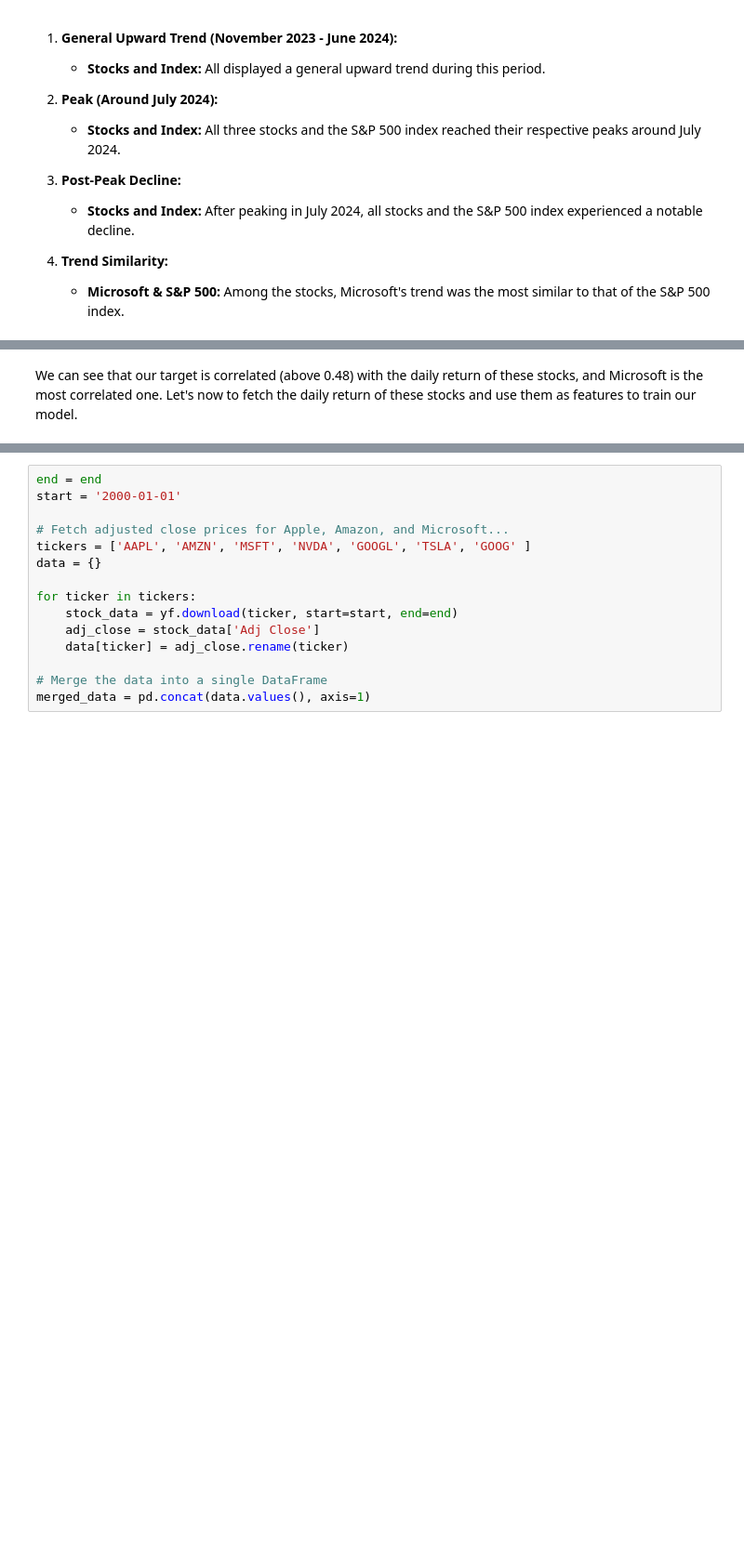
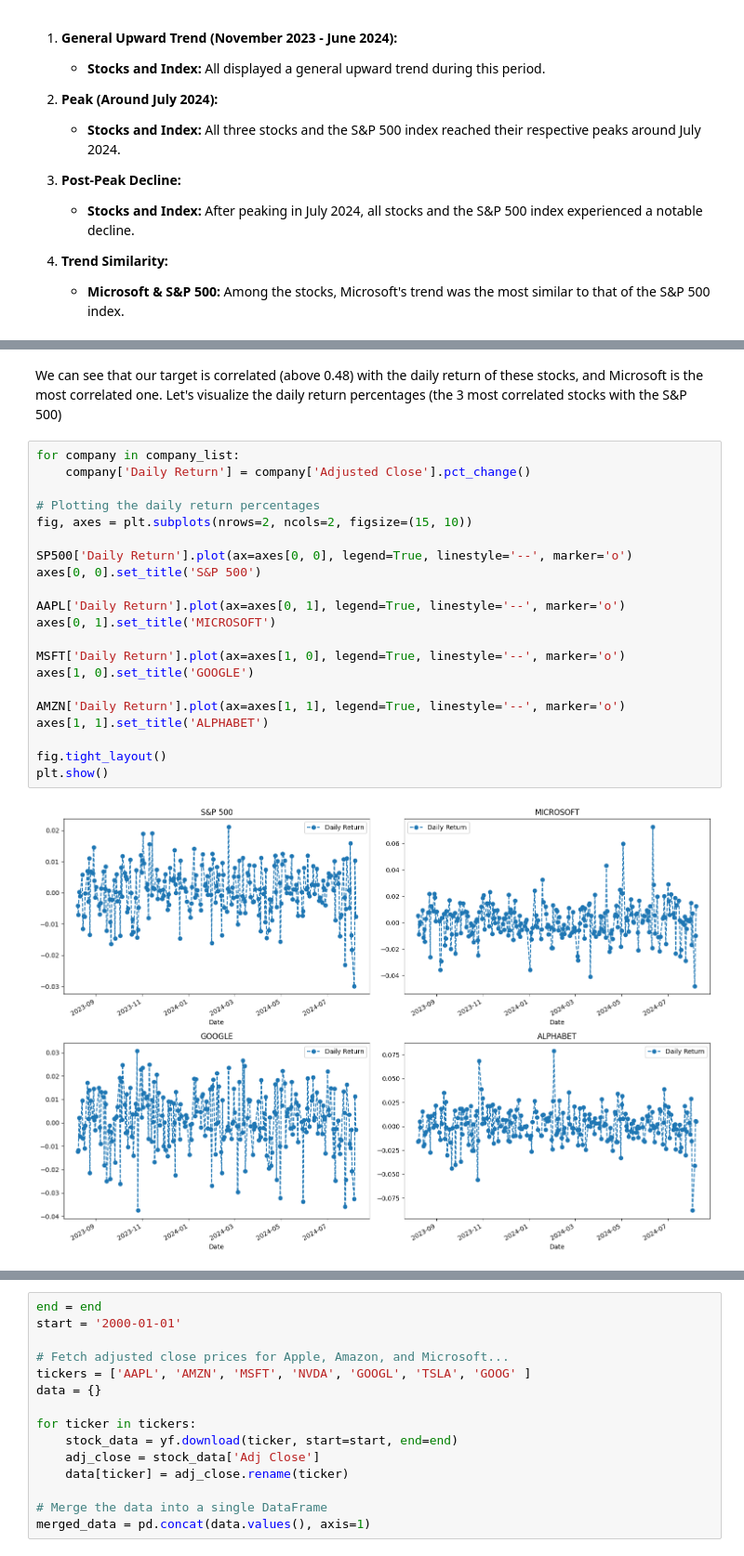
Before and after one commit to ACM40960/project-QianSandeep, a Jupyter notebook: Project/Final folder/model3.ipynb, the cells around one changed output, grey strips where cells are left out. Shown at 93% size. Cells and saved outputs as stored; diff of their text form; blank space fills up the shorter version.

```diff
--- a/Project/Final folder/model3.ipynb
+++ b/Project/Final folder/model3.ipynb
@@ -129,2 +127,25 @@ Text(0.5, 1.0, 'Correlation of stock closing price')
 # %% [markdown]
-We can see that our target is correlated (above 0.48) with the daily return of these stocks, and Microsoft is the most correlated one. Let's now to fetch the daily return of these stocks and use them as features to train our model.
+We can see that our target is correlated (above 0.48) with the daily return of these stocks, and Microsoft is the most correlated one. Let's visualize the daily return percentages (the 3 most correlated stocks with the S&P 500)
+# %%
+for company in company_list:
+    company['Daily Return'] = company['Adjusted Close'].pct_change()
+
+# Plotting the daily return percentages
+fig, axes = plt.subplots(nrows=2, ncols=2, figsize=(15, 10))
+
+SP500['Daily Return'].plot(ax=axes[0, 0], legend=True, linestyle='--', marker='o')
+axes[0, 0].set_title('S&P 500')
+
+AAPL['Daily Return'].plot(ax=axes[0, 1], legend=True, linestyle='--', marker='o')
+axes[0, 1].set_title('MICROSOFT')
+
+MSFT['Daily Return'].plot(ax=axes[1, 0], legend=True, linestyle='--', marker='o')
+axes[1, 0].set_title('GOOGLE')
+
+AMZN['Daily Return'].plot(ax=axes[1, 1], legend=True, linestyle='--', marker='o')
+axes[1, 1].set_title('ALPHABET')
+
+fig.tight_layout()
+plt.show()
+# %% [output]
+[figure, added]
```
Also changed, not shown: parts of 12 cells of this notebook, 5 other files.
